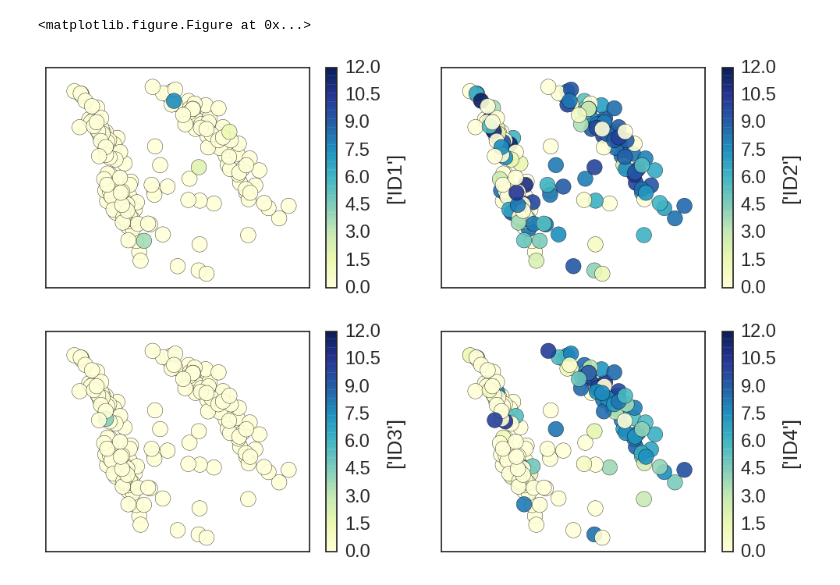
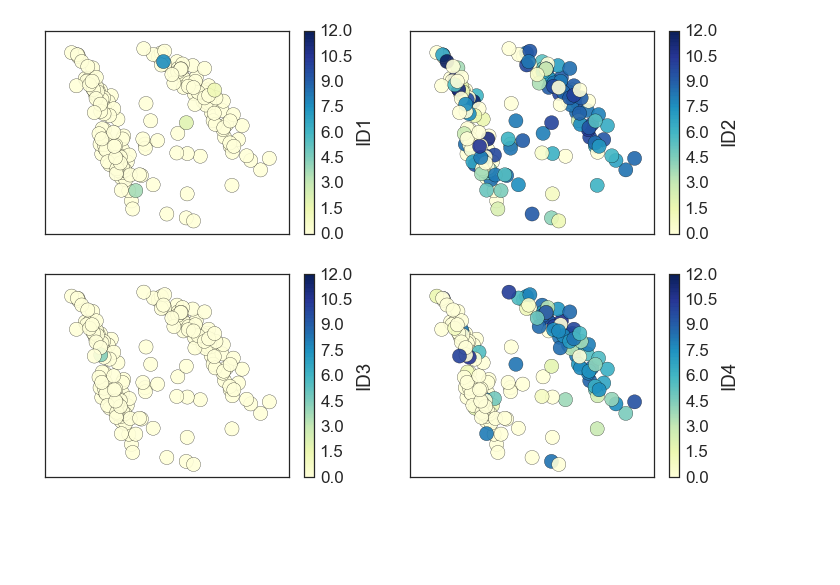
Before and after one commit to mboareto/InterplayNotchID_neurogenesis, a Jupyter notebook: InterplayNotch_IDs_HumanEmbryoData.ipynb, the cells around one changed output. Cells and saved outputs as stored; diff of their text form; code cells hidden in the pictures; blank space fills up the shorter version.

```diff
--- a/InterplayNotch_IDs_HumanEmbryoData.ipynb
+++ b/InterplayNotch_IDs_HumanEmbryoData.ipynb
@@ -73,24 +95,19 @@ Using cells only from the VZ. Num cells =  179
 # %%
 # Biologically relevant lists of genes.
-#The markers were selected according to the list suggested in the paper (Pollen et al 2015)
+# The RG and IP markers were selected according to the list suggested in the paper (Pollen et al 2015)
 
 l ={'RG' :  ['SLC1A3','SOX2','PAX6','PDGFD','GLI3']
-   ,'vRG':  ['CRYAB', 'PDGFD', 'TAGLN2', 'FBXO32', 'PALLD']
-   ,'oRG':  ['HOPX', 'PTPRZ1', 'TNC', 'FAM107A', 'MOXD1']
    ,'IP' :  ['EOMES', 'ELAVL4', 'NEUROG1', 'NEUROD1', 'NEUROD4','PPP1R17','PENK']
    ,'Hes':  ['HES1','HES5']
-   ,'Id' :  ['ID1','ID2','ID3','ID4']
+   ,'IDs':  ['ID1','ID2','ID3','ID4']
    }
 # %%
-x = sc.get_expression(D['data'], l['Hes'], log2_scale=True)
-plotf.dimensional_reduction(D['data'], clabel='Hes expression (log2)', marker=None, mds=False, pc=[0,1], cbar=True,
-                            c=x, xticks=[], yticks=[])
+x = get_expression(D['data'], l['Hes'])
+dimensional_reduction(D['data'], clabel='Hes expression (log2)', c=x, xticks=[], yticks=[])
 
-x = sc.get_expression(D['data'], l['RG'], log2_scale=True)
-plotf.dimensional_reduction(D['data'], clabel='Radial Glia markers', marker=None, mds=False, pc=[0,1], cbar=True,
-                            c=x, xticks=[], yticks=[])
+x = get_expression(D['data'], l['RG'])
+dimensional_reduction(D['data'], clabel='Radial Glia markers', c=x, xticks=[], yticks=[])
 
-x = sc.get_expression(D['data'], l['IP'], log2_scale=True)
-plotf.dimensional_reduction(D['data'], clabel='Intermediate Progenitors markers', marker=None, mds=False, pc=[0,1],
-                            cbar=True, c=x, clim=None,  xticks=[], yticks=[])
+x = get_expression(D['data'], l['IP'])
+dimensional_reduction(D['data'], clabel='Intermediate Progenitors markers', c=x, xticks=[], yticks=[])
 # %% [output]
@@ -100,22 +117,11 @@ plotf.dimensional_reduction(D['data'], clabel='Intermediate Progenitors markers'
 # %%
-cmap='RdBu_r'
-sns.set_style('white')
-sns.set_context('notebook', font_scale=1.7, rc={'lines.linewidth': 1.3})
-sns.despine()
-
 f = plt.subplots(2, 2, figsize=(12, 8))
-list_genes = [['ID1'],['ID2'],['ID3'],['ID4']]
-
-
-for i in range(len(list_genes)):
+for i in range(len(l['IDs'])):
     if i<2:
         ax = plt.subplot2grid((2, 2), (0, i), colspan=1, rowspan=1)
     else:
         ax = plt.subplot2grid((2, 2), (1, i-2), colspan=1, rowspan=1)
-    x = sc.get_expression(D['data'], list_genes[i])
-    plotf.dimensional_reduction(D['data'], clabel=list_genes[i], marker=None, mds=False, pc=[0,1], cbar=True,
-                                c=x, clim=[0, 12], ax=ax, title='')
-plt.savefig('IDs_embryoBrain.pdf', format='pdf')
+    x = get_expression(D['data'], [l['IDs'][i]])
+    dimensional_reduction(D['data'], clabel=l['IDs'][i], c=x, clim=[0, 12], ax=ax)
 # %% [output]
-<matplotlib.figure.Figure at 0x...>
-[figure, old version]
+[figure, new version]
```
Also changed, not shown: parts of 9 cells of this notebook.
